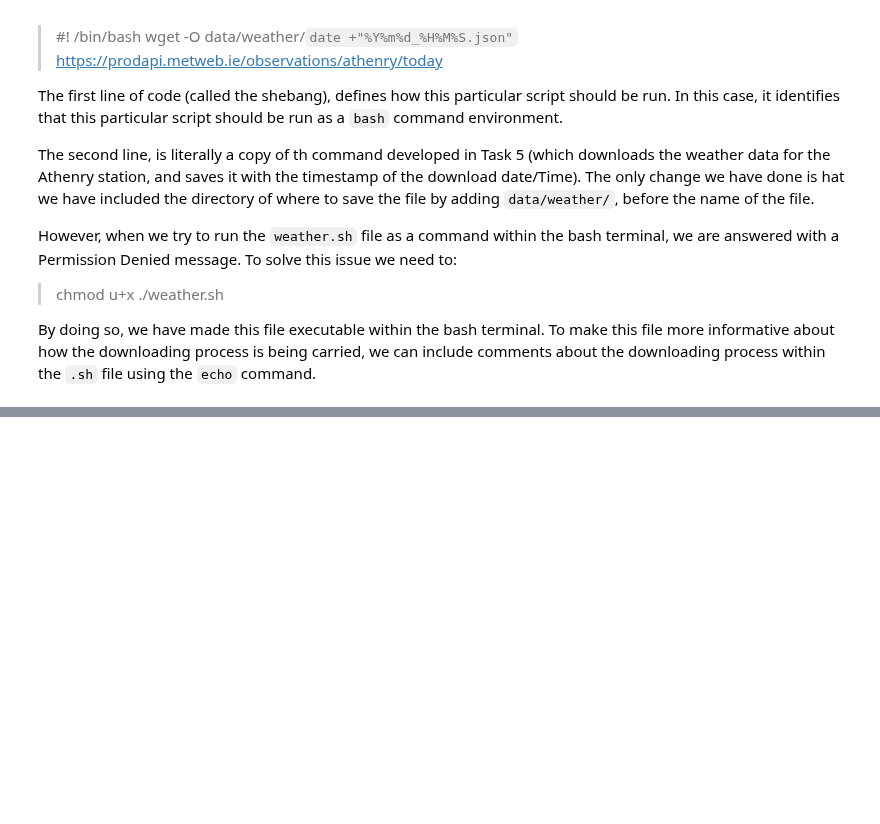
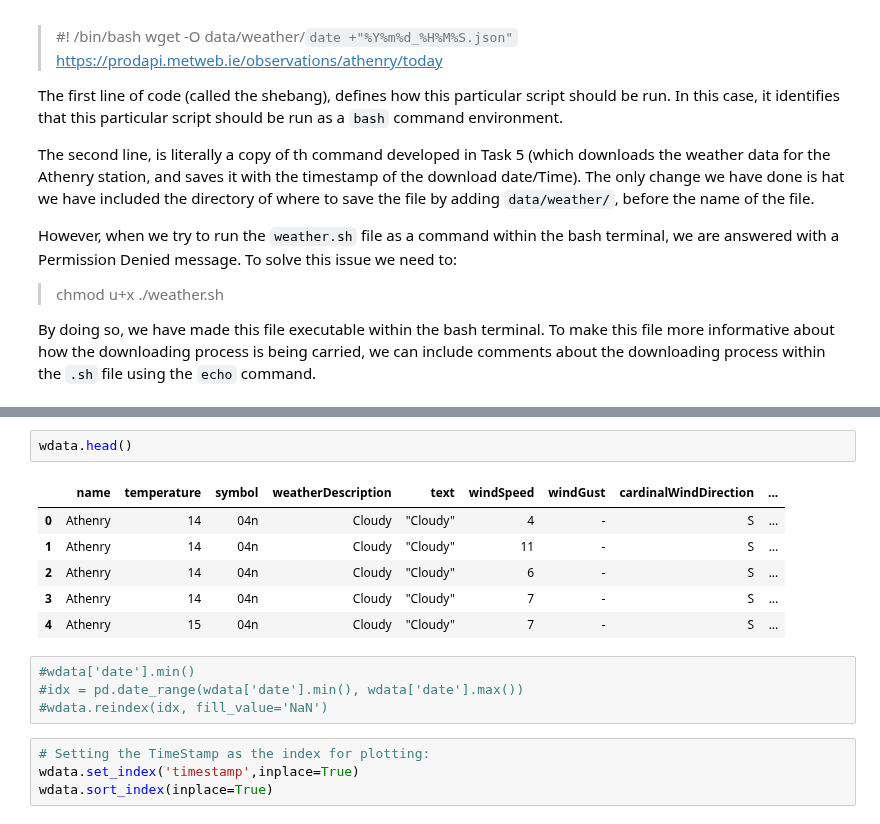
Before and after one commit to gfmg/CI_gfmg, a Jupyter notebook: weather.ipynb, the cells around one changed output, grey strips where cells are left out. Drawn from its saved outputs; the diff is of its cells as text; blank space fills up the shorter version.

```diff
--- a/weather.ipynb
+++ b/weather.ipynb
@@ -88,0 +162,17 @@ By doing so, we have made this file executable within the bash terminal. To make
+# %%
+wdata.head()
+# %% [output]
+|  | name | temperature | symbol | weatherDescription | text | windSpeed | windGust | cardinalWindDirection | ... |
+| 0 | Athenry | 14 | 04n | Cloudy | "Cloudy" | 4 | - | S | ... |
+| 1 | Athenry | 14 | 04n | Cloudy | "Cloudy" | 11 | - | S | ... |
+| 2 | Athenry | 14 | 04n | Cloudy | "Cloudy" | 6 | - | S | ... |
+| 3 | Athenry | 14 | 04n | Cloudy | "Cloudy" | 7 | - | S | ... |
+| 4 | Athenry | 15 | 04n | Cloudy | "Cloudy" | 7 | - | S | ... |
+# %%
+#wdata['date'].min()
+#idx = pd.date_range(wdata['date'].min(), wdata['date'].max())
+#wdata.reindex(idx, fill_value='NaN')
+# %%
+# Setting the TimeStamp as the index for plotting:
+wdata.set_index('timestamp',inplace=True)
+wdata.sort_index(inplace=True)
```
Also changed, not shown: parts of 11 cells of this notebook.
